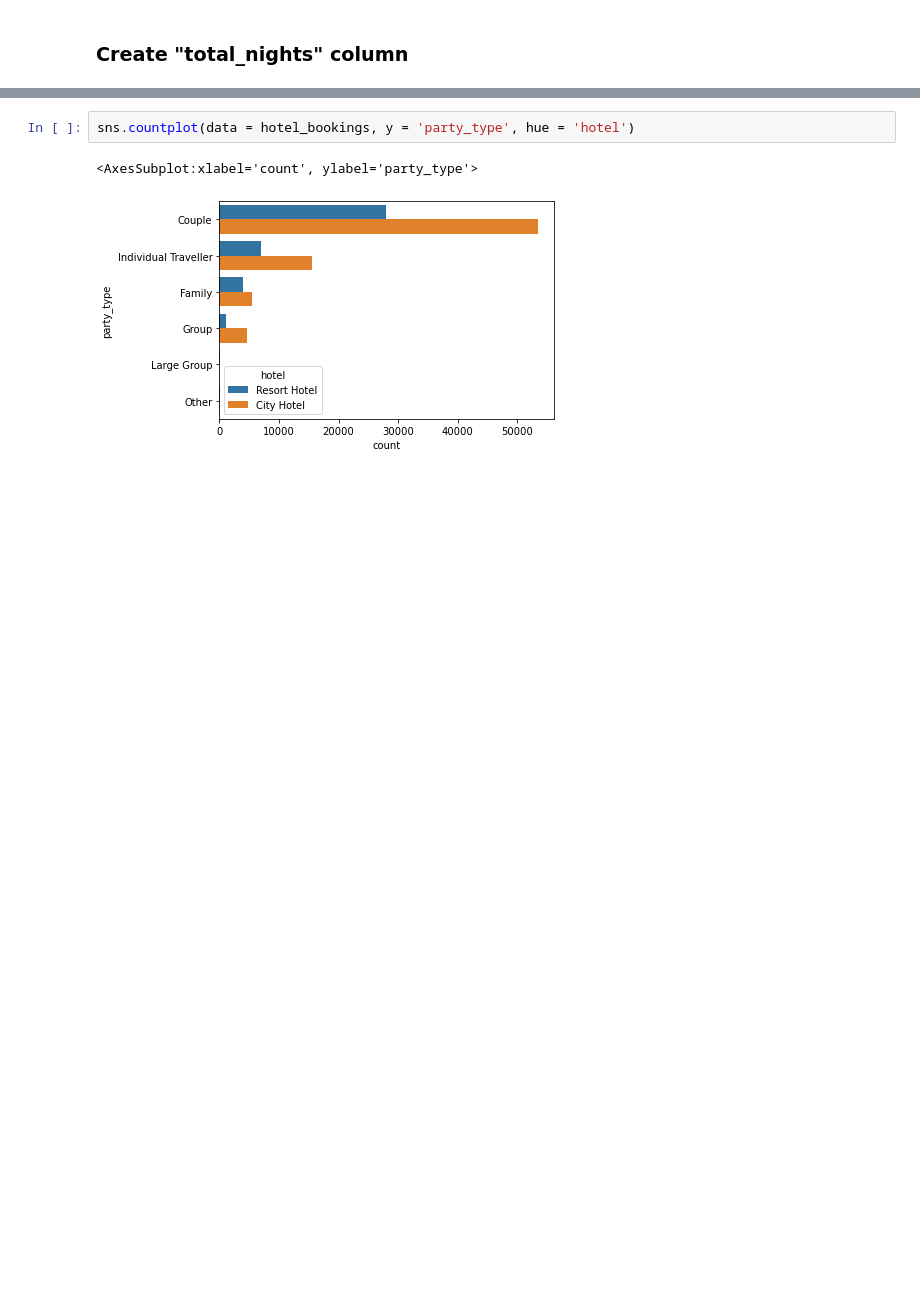
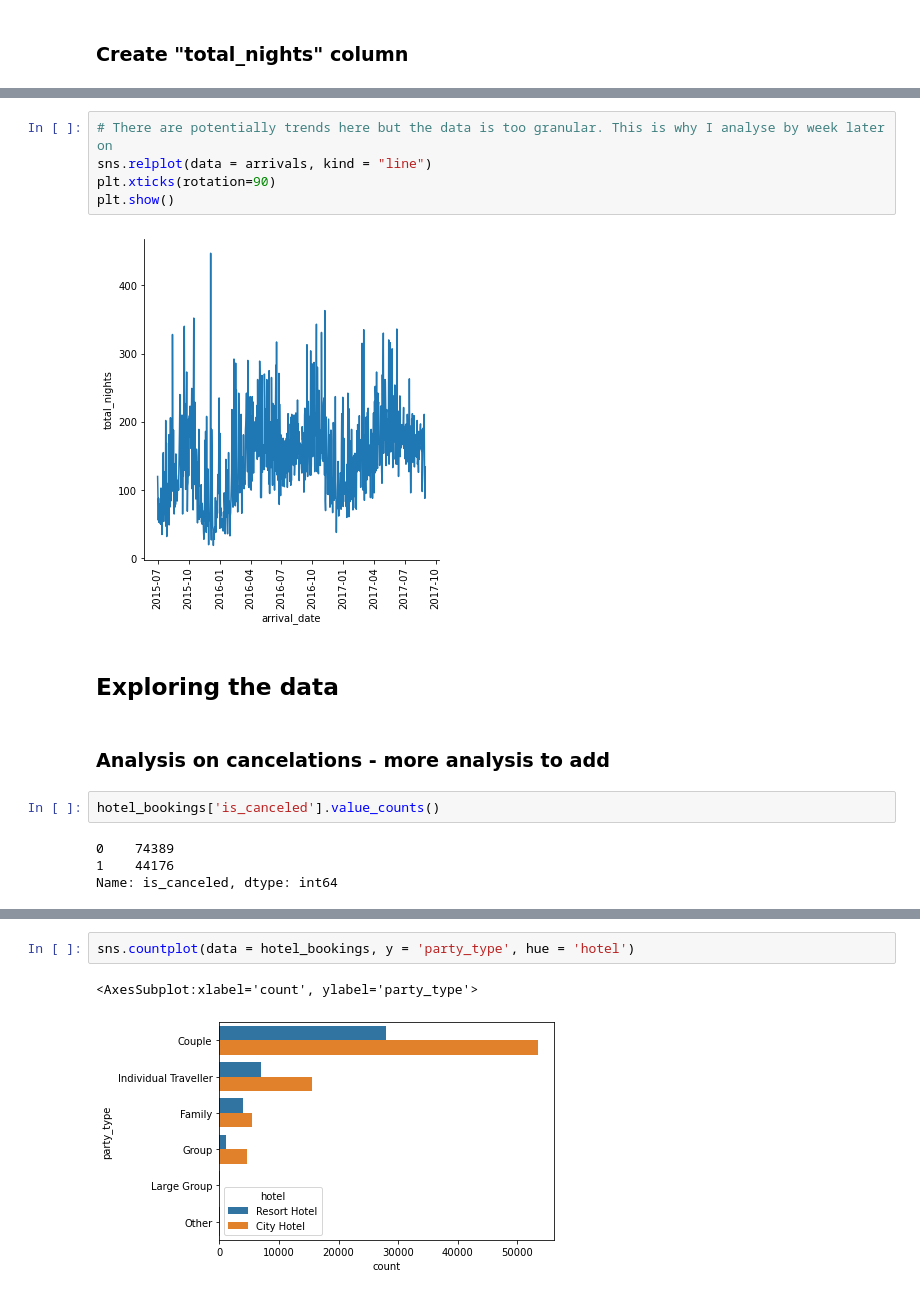
Before and after one commit to elainecorcoran1/UCDProject, a Jupyter notebook: hotel_bookings_notebook.ipynb, the cells around one changed output, grey strips where cells are left out. Cells and saved outputs as stored; diff of their text form; blank space fills up the shorter version.

```diff
--- a/hotel_bookings_notebook.ipynb
+++ b/hotel_bookings_notebook.ipynb
@@ -533,0 +487,17 @@ dtype: int64
+# %%
+# There are potentially trends here but the data is too granular. This is why I analyse by week later on
+sns.relplot(data = arrivals, kind = "line")
+plt.xticks(rotation=90)
+plt.show()
+# %% [output]
+[figure, added]
+# %% [markdown]
+## Exploring the data
+# %% [markdown]
+### Analysis on cancelations - more analysis to add
+# %%
+hotel_bookings['is_canceled'].value_counts()
+# %% [output]
+0    74389
+1    44176
+Name: is_canceled, dtype: int64
```
Also changed, not shown: parts of 124 cells of this notebook.
